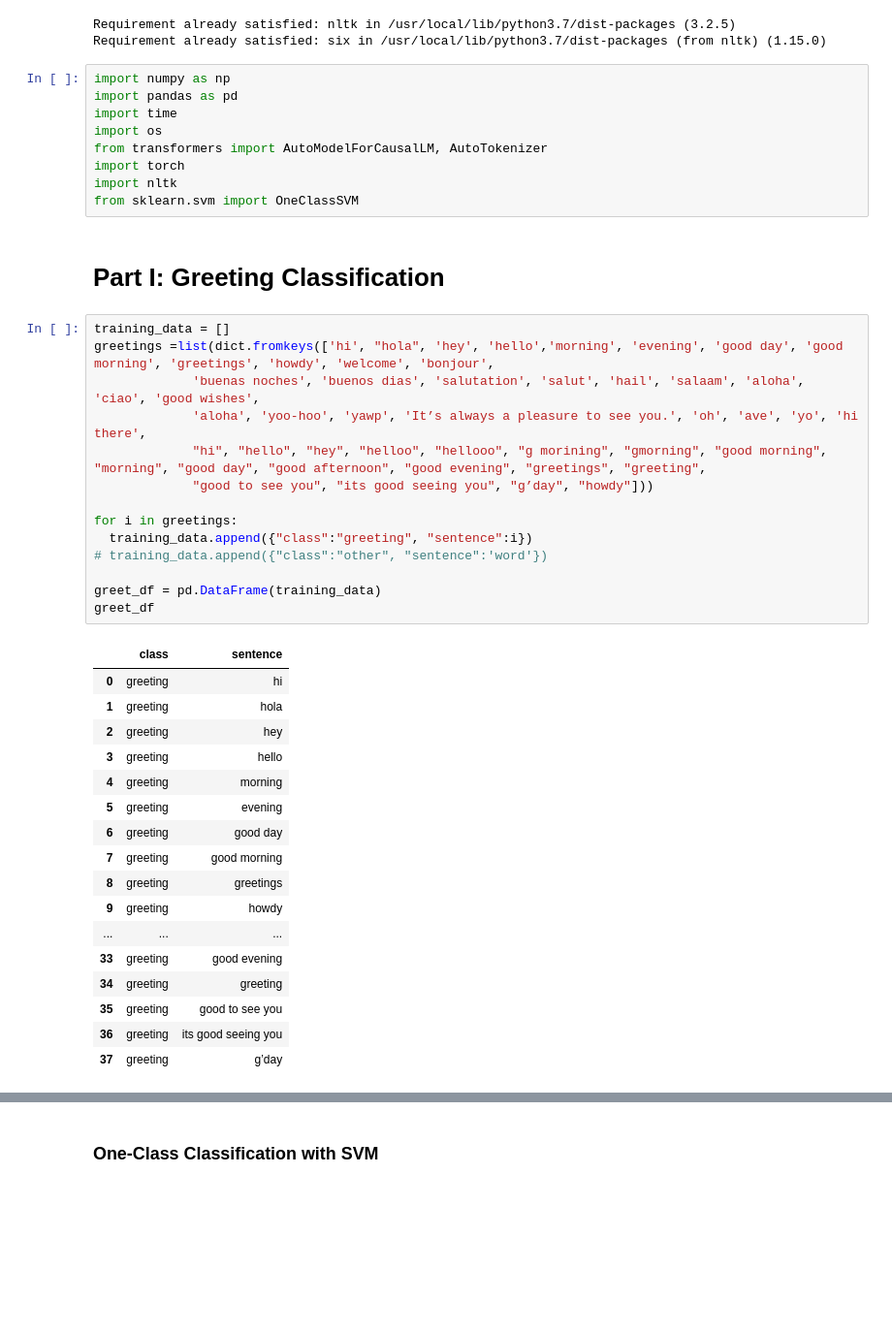
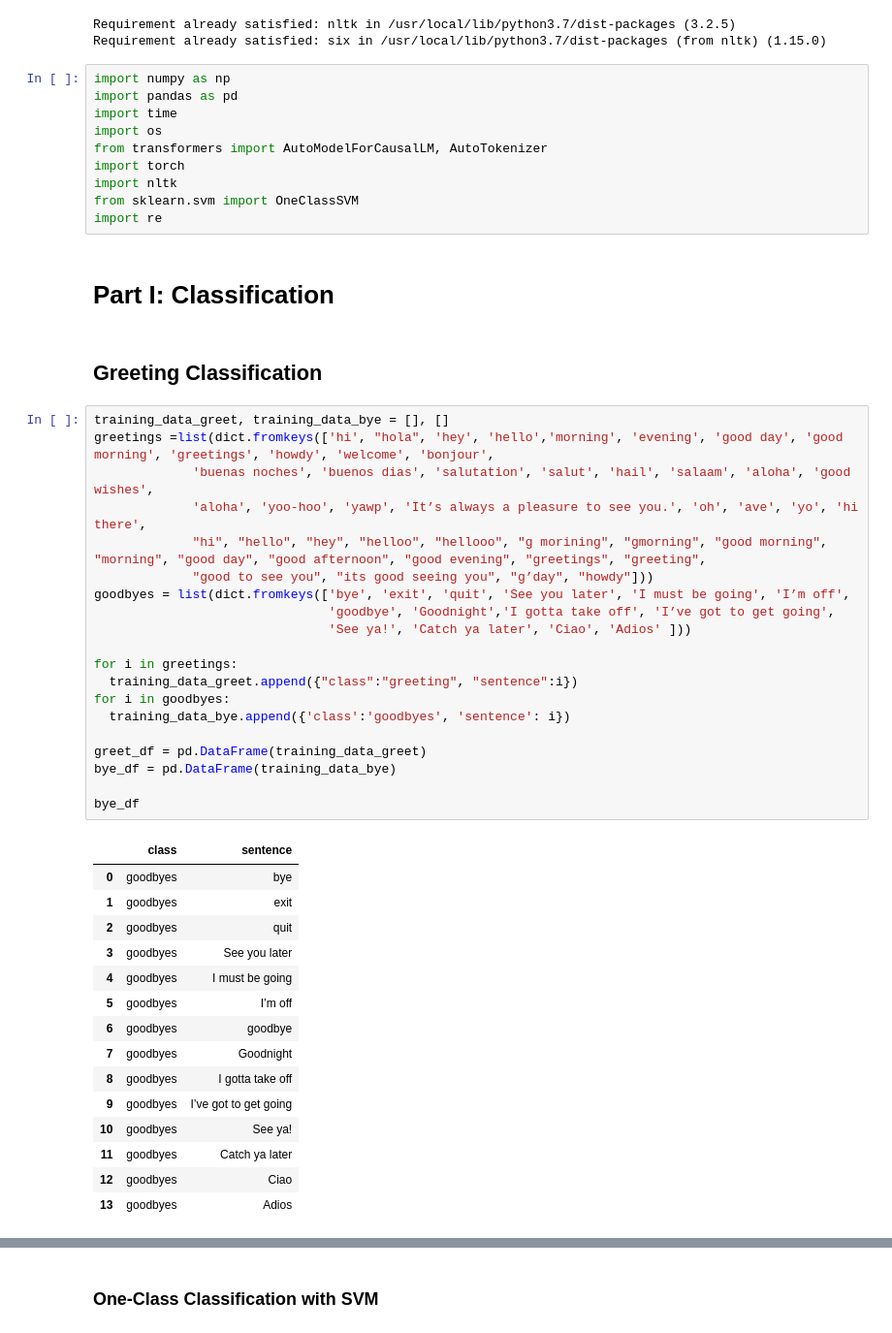
Before and after one commit to Teasotea/DialogSystem, a Jupyter notebook: ConversationalAI.ipynb, the cells around one changed output, grey strips where cells are left out. Shown at 97% size. Drawn from its saved outputs; the diff is of its cells as text; blank space fills up the shorter version.

```diff
--- a/ConversationalAI.ipynb
+++ b/ConversationalAI.ipynb
@@ -34,39 +34,46 @@ from transformers import AutoModelForCausalLM, AutoTokenizer
 import torch
 import nltk
 from sklearn.svm import OneClassSVM
+import re
 # %% [markdown]
-# Part I: Greeting Classification
+# Part I: Classification
+# %% [markdown]
+## Greeting Classification
 # %%
-training_data = []
+training_data_greet, training_data_bye = [], []
 greetings =list(dict.fromkeys(['hi', "hola", 'hey', 'hello','morning', 'evening', 'good day', 'good morning', 'greetings', 'howdy', 'welcome', 'bonjour',
-             'buenas noches', 'buenos dias', 'salutation', 'salut', 'hail', 'salaam', 'aloha', 'ciao', 'good wishes',
+             'buenas noches', 'buenos dias', 'salutation', 'salut', 'hail', 'salaam', 'aloha', 'good wishes',
              'aloha', 'yoo-hoo', 'yawp', 'It’s always a pleasure to see you.', 'oh', 'ave', 'yo', 'hi there',
              "hi", "hello", "hey", "helloo", "hellooo", "g morining", "gmorning", "good morning", "morning", "good day", "good afternoon", "good evening", "greetings", "greeting",
              "good to see you", "its good seeing you", "g’day", "howdy"]))
+goodbyes = list(dict.fromkeys(['bye', 'exit', 'quit', 'See you later', 'I must be going', 'I’m off',
+                               'goodbye', 'Goodnight','I gotta take off', 'I’ve got to get going',
+                               'See ya!', 'Catch ya later', 'Ciao', 'Adios' ]))
 
 for i in greetings:
-  training_data.append({"class":"greeting", "sentence":i})
-# training_data.append({"class":"other", "sentence":'word'})
+  training_data_greet.append({"class":"greeting", "sentence":i})
+for i in goodbyes:
+  training_data_bye.append({'class':'goodbyes', 'sentence': i})
 
-greet_df = pd.DataFrame(training_data)
-greet_df
+greet_df = pd.DataFrame(training_data_greet)
+bye_df = pd.DataFrame(training_data_bye)
+
+bye_df
 # %% [output]
 |  | class | sentence |
-| 0 | greeting | hi |
-| 1 | greeting | hola |
-| 2 | greeting | hey |
-| 3 | greeting | hello |
-| 4 | greeting | morning |
-| 5 | greeting | evening |
-| 6 | greeting | good day |
-| 7 | greeting | good morning |
-| 8 | greeting | greetings |
-| 9 | greeting | howdy |
-| ... | ... | ... |
-| 33 | greeting | good evening |
-| 34 | greeting | greeting |
-| 35 | greeting | good to see you |
-| 36 | greeting | its good seeing you |
-| 37 | greeting | g’day |
+| 0 | goodbyes | bye |
+| 1 | goodbyes | exit |
+| 2 | goodbyes | quit |
+| 3 | goodbyes | See you later |
+| 4 | goodbyes | I must be going |
+| 5 | goodbyes | I’m off |
+| 6 | goodbyes | goodbye |
+| 7 | goodbyes | Goodnight |
+| 8 | goodbyes | I gotta take off |
+| 9 | goodbyes | I’ve got to get going |
+| 10 | goodbyes | See ya! |
+| 11 | goodbyes | Catch ya later |
+| 12 | goodbyes | Ciao |
+| 13 | goodbyes | Adios |
 # %%
 greetings_test = ['hi, there!','psst, can you tell me, which algorithm would work best if I have imbalanced dataset?','What\'s your favourite music?','Hello? Somebody is here?', 'people often say welcome to guests','How many answers can you provide on this topic?',"hola, hola!", 'tell me about yourself','are you a bot','which movie would ypu suggest to watch this evening?', 'which laptop is the best for Data Science?', 'What about language generation task?','hey, bot:)', 'water']
```
Also changed, not shown: parts of 27 cells of this notebook.
